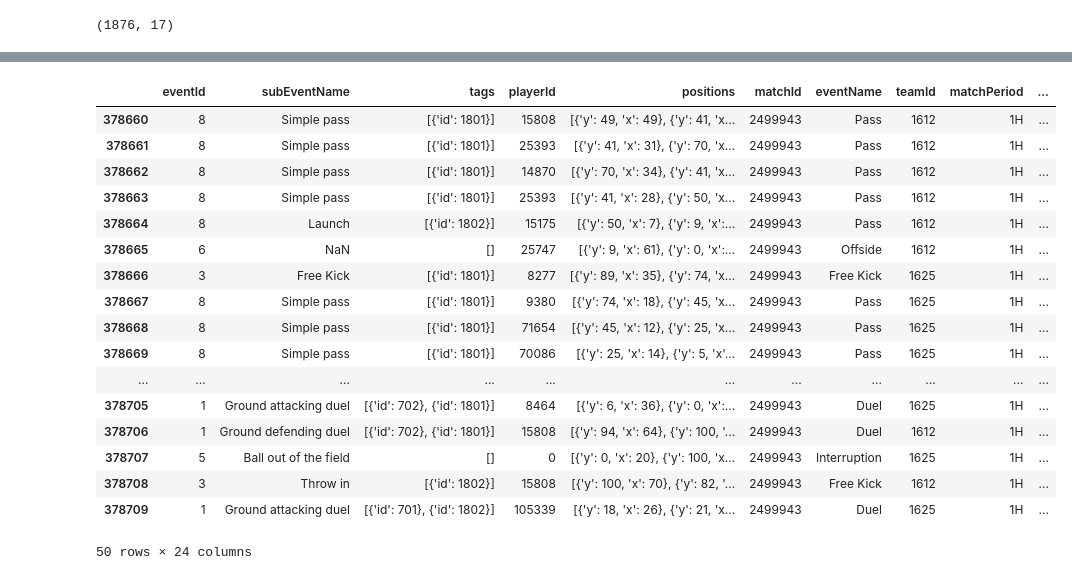
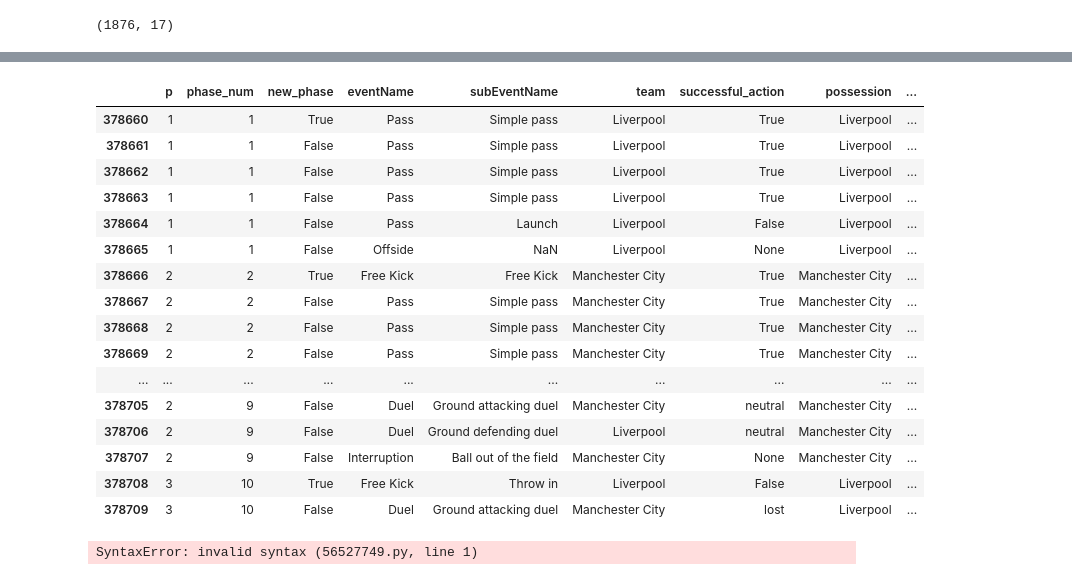
Before and after one commit to stephen989/football-analysis, a Jupyter notebook: match_phases.ipynb, the cells around one changed output, grey strips where cells are left out. Cells and saved outputs as stored; diff of their text form; code cells hidden in the pictures.

```diff
--- a/match_phases.ipynb
+++ b/match_phases.ipynb
@@ -51,3 +66,3 @@ match.loc[unsuccessful_pass, 'possession'] ="Turnover"
 # %%
-won_duels = (match.eventName=="Duel") & (match.successful_action == True)
-match.loc[won_duels, 'possession'] = match.loc[won_duels, 'team']
+# won_duels = (match.eventName=="Duel") & (match.tags.str.contains == True)
+# match.loc[won_duels, 'possession'] = match.loc[won_duels, 'team']
@@ -113,2 +119,0 @@ new_phases = (match.possession == "Turnover") & (match.possession.shift(-1) != "
-# %%
-match = match.copy()
@@ -115,31 +123,39 @@ match = match.copy()
 # %%
 match['new_phase'] = False
-match.loc[new_phases, 'new_phase'] = True
+# match.loc[new_phase, 'new_phase'] = True
+# %%
+possession_changes = (match.possession != match.possession.shift(1))
+match.loc[possession_changes, 'new_phase'] = True
+
+match.loc[restarts, 'new_phase'] = True
 # %%
 match['phase_num'] = match.new_phase.cumsum()
 # %%
 match['p'] = match.phase_num % 7
 # %%
-match.head(50)
+match[cols].head(50)
 # %% [output]
-|  | eventId | subEventName | tags | playerId | positions | matchId | eventName | teamId | matchPeriod | ... |
-| 378660 | 8 | Simple pass | [{'id': 1801}] | 15808 | [{'y': 49, 'x': 49}, {'y': 41, 'x... | 2499943 | Pass | 1612 | 1H | ... |
-| 378661 | 8 | Simple pass | [{'id': 1801}] | 25393 | [{'y': 41, 'x': 31}, {'y': 70, 'x... | 2499943 | Pass | 1612 | 1H | ... |
-| 378662 | 8 | Simple pass | [{'id': 1801}] | 14870 | [{'y': 70, 'x': 34}, {'y': 41, 'x... | 2499943 | Pass | 1612 | 1H | ... |
-| 378663 | 8 | Simple pass | [{'id': 1801}] | 25393 | [{'y': 41, 'x': 28}, {'y': 50, 'x... | 2499943 | Pass | 1612 | 1H | ... |
-| 378664 | 8 | Launch | [{'id': 1802}] | 15175 | [{'y': 50, 'x': 7}, {'y': 9, 'x':... | 2499943 | Pass | 1612 | 1H | ... |
-| 378665 | 6 | NaN | [] | 25747 | [{'y': 9, 'x': 61}, {'y': 0, 'x':... | 2499943 | Offside | 1612 | 1H | ... |
-| 378666 | 3 | Free Kick | [{'id': 1801}] | 8277 | [{'y': 89, 'x': 35}, {'y': 74, 'x... | 2499943 | Free Kick | 1625 | 1H | ... |
-| 378667 | 8 | Simple pass | [{'id': 1801}] | 9380 | [{'y': 74, 'x': 18}, {'y': 45, 'x... | 2499943 | Pass | 1625 | 1H | ... |
-| 378668 | 8 | Simple pass | [{'id': 1801}] | 71654 | [{'y': 45, 'x': 12}, {'y': 25, 'x... | 2499943 | Pass | 1625 | 1H | ... |
-| 378669 | 8 | Simple pass | [{'id': 1801}] | 70086 | [{'y': 25, 'x': 14}, {'y': 5, 'x'... | 2499943 | Pass | 1625 | 1H | ... |
-| ... | ... | ... | ... | ... | ... | ... | ... | ... | ... | ... |
-| 378705 | 1 | Ground attacking duel | [{'id': 702}, {'id': 1801}] | 8464 | [{'y': 6, 'x': 36}, {'y': 0, 'x':... | 2499943 | Duel | 1625 | 1H | ... |
-| 378706 | 1 | Ground defending duel | [{'id': 702}, {'id': 1801}] | 15808 | [{'y': 94, 'x': 64}, {'y': 100, '... | 2499943 | Duel | 1612 | 1H | ... |
-| 378707 | 5 | Ball out of the field | [] | 0 | [{'y': 0, 'x': 20}, {'y': 100, 'x... | 2499943 | Interruption | 1625 | 1H | ... |
-| 378708 | 3 | Throw in | [{'id': 1802}] | 15808 | [{'y': 100, 'x': 70}, {'y': 82, '... | 2499943 | Free Kick | 1612 | 1H | ... |
-| 378709 | 1 | Ground attacking duel | [{'id': 701}, {'id': 1802}] | 105339 | [{'y': 18, 'x': 26}, {'y': 21, 'x... | 2499943 | Duel | 1625 | 1H | ... |
+|  | p | phase_num | new_phase | eventName | subEventName | team | successful_action | possession | ... |
+| 378660 | 1 | 1 | True | Pass | Simple pass | Liverpool | True | Liverpool | ... |
+| 378661 | 1 | 1 | False | Pass | Simple pass | Liverpool | True | Liverpool | ... |
+| 378662 | 1 | 1 | False | Pass | Simple pass | Liverpool | True | Liverpool | ... |
+| 378663 | 1 | 1 | False | Pass | Simple pass | Liverpool | True | Liverpool | ... |
+| 378664 | 1 | 1 | False | Pass | Launch | Liverpool | False | Liverpool | ... |
+| 378665 | 1 | 1 | False | Offside | NaN | Liverpool | None | Liverpool | ... |
+| 378666 | 2 | 2 | True | Free Kick | Free Kick | Manchester City | True | Manchester City | ... |
+| 378667 | 2 | 2 | False | Pass | Simple pass | Manchester City | True | Manchester City | ... |
+| 378668 | 2 | 2 | False | Pass | Simple pass | Manchester City | True | Manchester City | ... |
+| 378669 | 2 | 2 | False | Pass | Simple pass | Manchester City | True | Manchester City | ... |
+| ... | ... | ... | ... | ... | ... | ... | ... | ... | ... |
+| 378705 | 2 | 9 | False | Duel | Ground attacking duel | Manchester City | neutral | Manchester City | ... |
+| 378706 | 2 | 9 | False | Duel | Ground defending duel | Liverpool | neutral | Manchester City | ... |
+| 378707 | 2 | 9 | False | Interruption | Ball out of the field | Manchester City | None | Manchester City | ... |
+| 378708 | 3 | 10 | True | Free Kick | Throw in | Liverpool | False | Liverpool | ... |
+| 378709 | 3 | 10 | False | Duel | Ground attacking duel | Manchester City | lost | Liverpool | ... |
-50 rows × 24 columns
+# %%
+match.possession[]
+# %% [output]
+SyntaxError: invalid syntax (56527749.py, line 1)
 # %%
 cols = ['p', 'phase_num', 'new_phase', 'eventName', 'subEventName', 'team', 'successful_action', 'possession', 'time']
 # %%
```
Also changed, not shown: parts of 19 cells of this notebook.
